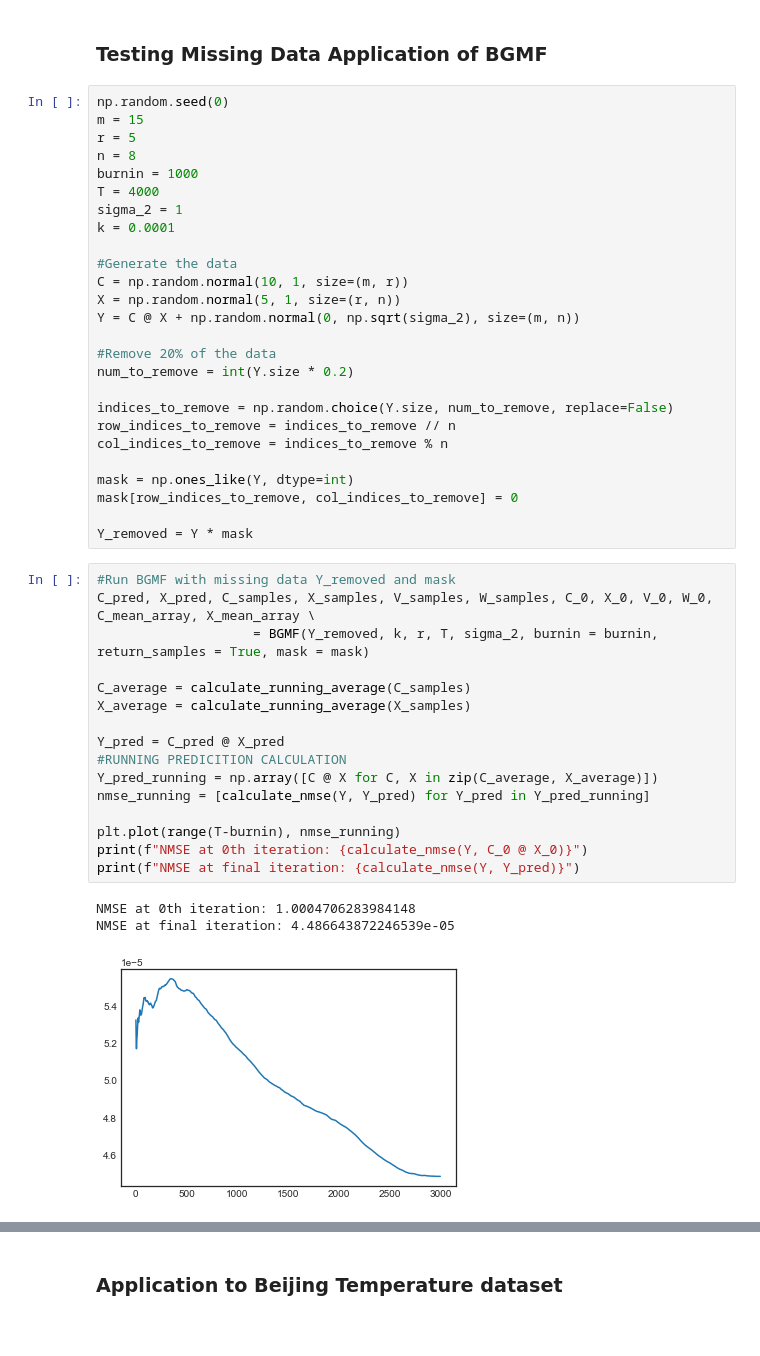
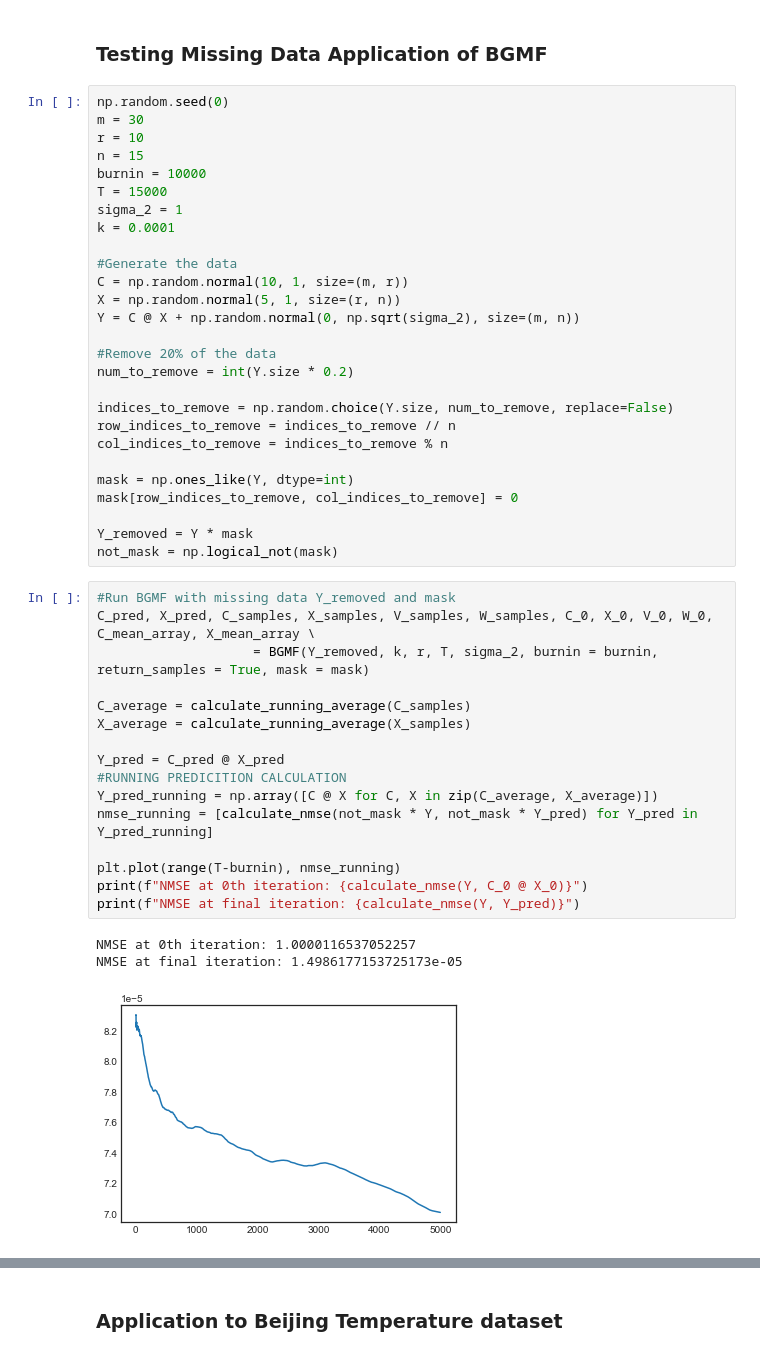
Before and after one commit to T0NY1302/Bayesian-Matrix-Factorisation, a Jupyter notebook: Bayesian_Matrix_Variate_Gaussian_Matrix_Factorisation.ipynb, the cells around one changed output, grey strips where cells are left out. Saved outputs shown, nothing was run; the diff lists cells and outputs as text.

```diff
--- a/Bayesian_Matrix_Variate_Gaussian_Matrix_Factorisation.ipynb
+++ b/Bayesian_Matrix_Variate_Gaussian_Matrix_Factorisation.ipynb
@@ -221,11 +221,11 @@ plt.show()
 ### Testing Missing Data Application of BGMF
 # %%
 np.random.seed(0)
-m = 15
-r = 5
-n = 8
-burnin = 1000
-T = 4000
+m = 30
+r = 10
+n = 15
+burnin = 10000
+T = 15000
 sigma_2 = 1
 k = 0.0001
 
@@ -245,26 +245,27 @@ mask = np.ones_like(Y, dtype=int)
 mask[row_indices_to_remove, col_indices_to_remove] = 0
 
 Y_removed = Y * mask
+not_mask = np.logical_not(mask)
 # %%
 #Run BGMF with missing data Y_removed and mask
 C_pred, X_pred, C_samples, X_samples, V_samples, W_samples, C_0, X_0, V_0, W_0, C_mean_array, X_mean_array \
                     = BGMF(Y_removed, k, r, T, sigma_2, burnin = burnin, return_samples = True, mask = mask)
 
 C_average = calculate_running_average(C_samples)
 X_average = calculate_running_average(X_samples)
 
 Y_pred = C_pred @ X_pred
 #RUNNING PREDICITION CALCULATION
 Y_pred_running = np.array([C @ X for C, X in zip(C_average, X_average)])
-nmse_running = [calculate_nmse(Y, Y_pred) for Y_pred in Y_pred_running]
+nmse_running = [calculate_nmse(not_mask * Y, not_mask * Y_pred) for Y_pred in Y_pred_running]
 
 plt.plot(range(T-burnin), nmse_running)
 print(f"NMSE at 0th iteration: {calculate_nmse(Y, C_0 @ X_0)}")
 print(f"NMSE at final iteration: {calculate_nmse(Y, Y_pred)}")
 # %% [output]
-NMSE at 0th iteration: 1.0004706283984148
-NMSE at final iteration: 4.486643872246539e-05
+NMSE at 0th iteration: 1.0000116537052257
+NMSE at final iteration: 1.4986177153725173e-05
-[figure, old version]
+[figure, new version]
 # %%
 # Plotting the heatmaps side by side
 plt.figure(figsize=(8, 8))
```
Also changed, not shown: parts of 8 cells of this notebook.
